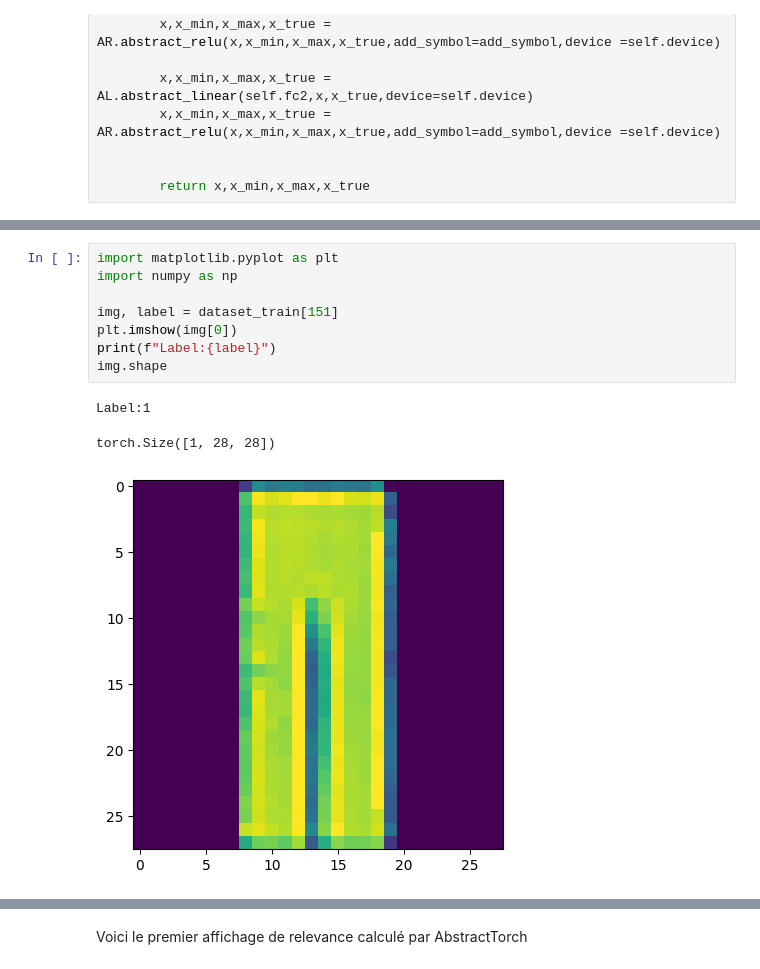
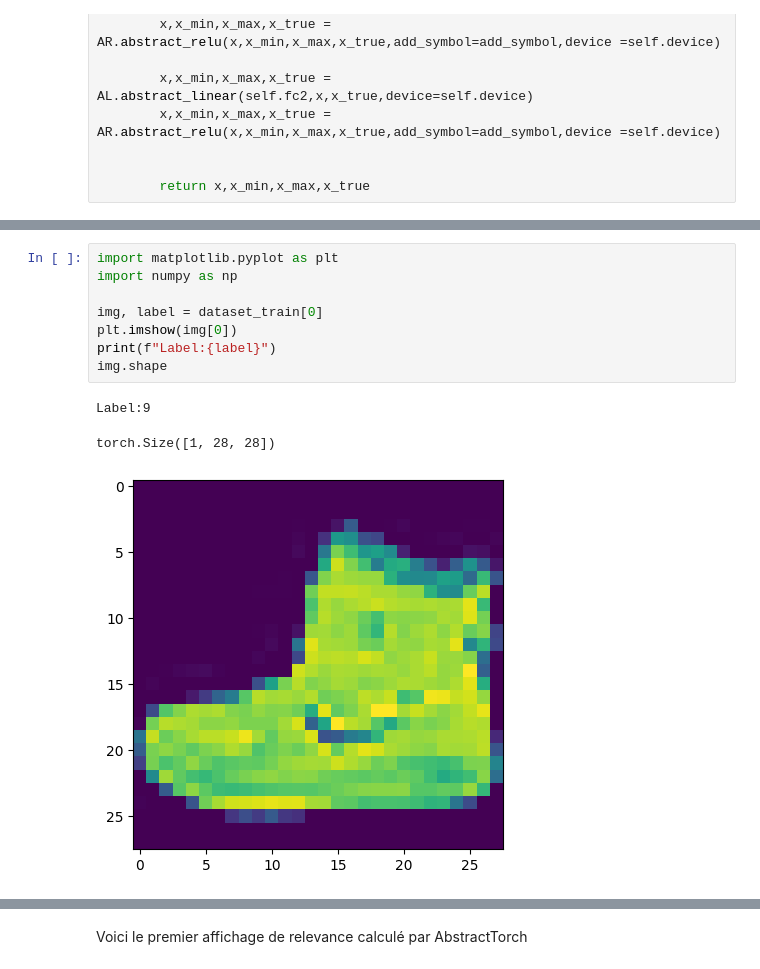
Before and after one commit to guillaume117/AbstractTorch, a Jupyter notebook: protoV1.ipynb, the cells around one changed output, grey strips where cells are left out. Saved outputs shown, nothing was run; the diff lists cells and outputs as text.

```diff
--- a/protoV1.ipynb
+++ b/protoV1.ipynb
@@ -148,15 +151,15 @@ model.load_state_dict(torch.load('dataset/SimpleCNN_9_valacc_88.92809295654297.p
 # %%
 import matplotlib.pyplot as plt
 import numpy as np
 
-img, label = dataset_train[151]
+img, label = dataset_train[0]
 plt.imshow(img[0])
 print(f"Label:{label}")
 img.shape
 # %% [output]
-Label:1
+Label:9
 torch.Size([1, 28, 28])
-[figure, old version]
+[figure, new version]
 # %%
 max= torch.max(img)
 min = torch.min(img)
```
Also changed, not shown: parts of 11 cells of this notebook, 1 other file.
